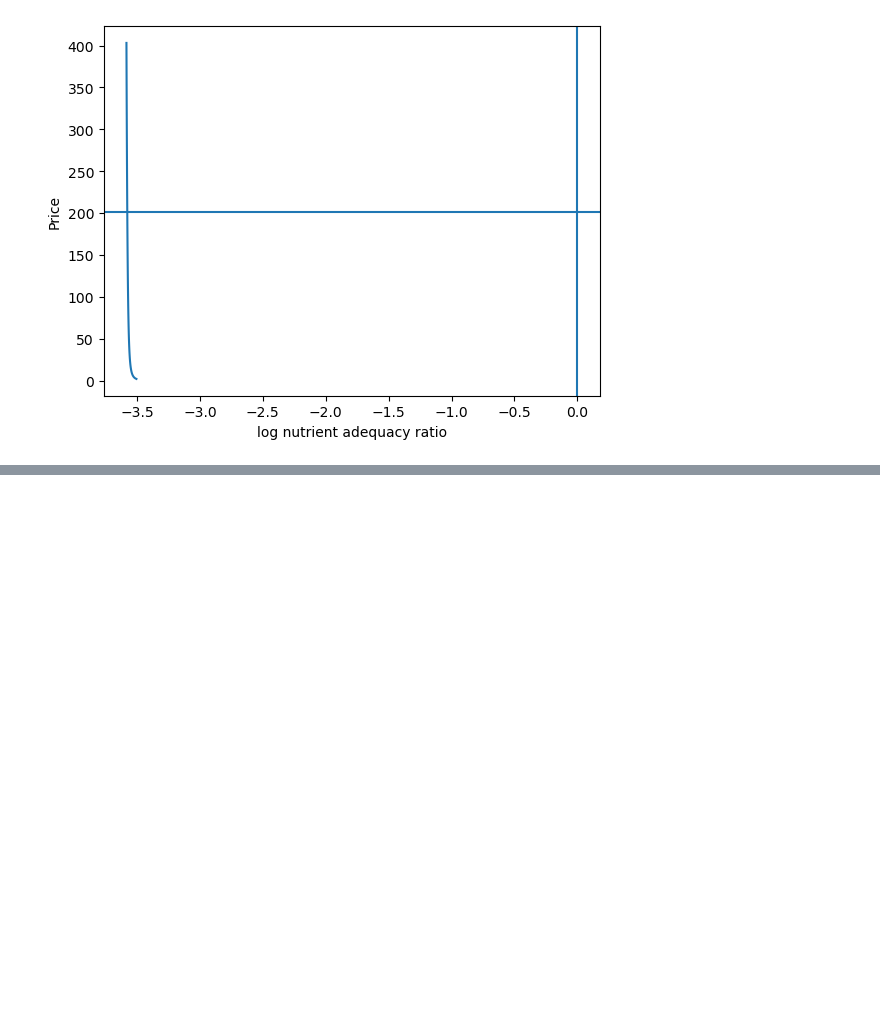
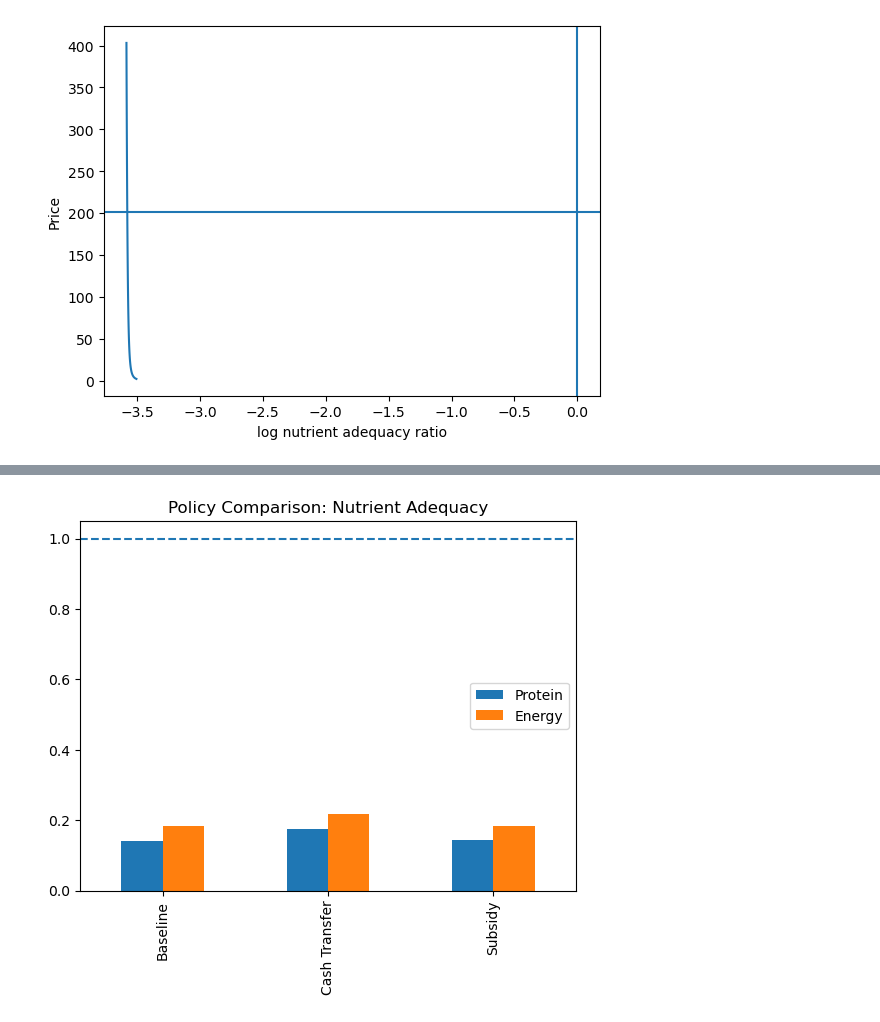
Before and after one commit to marcaina16/EEP-153---Project-4, a Jupyter notebook: notebook/Nutrition_System.ipynb, the cells around one changed output, grey strips where cells are left out. Drawn from its saved outputs; the diff is of its cells as text; code cells hidden in the pictures; blank space fills up the shorter version.

```diff
--- a/notebook/Nutrition_System.ipynb
+++ b/notebook/Nutrition_System.ipynb
@@ -399,0 +475,5 @@ Text(0.5, 0, 'log nutrient adequacy ratio')
+# %%
+new_prices = pbar.copy()
+new_prices[['Eggs','Brown beans']] *= 0.8
+
+nutrient_adequacy_ratio(xref, new_prices, dbar)
@@ -399,0 +493,17 @@ Text(0.5, 0, 'log nutrient adequacy ratio')
+# %%
+baseline = nutrient_adequacy_ratio(xref, pbar, dbar)
+cash = nutrient_adequacy_ratio(1.2*xref, pbar, dbar)
+subsidy = nutrient_adequacy_ratio(xref, new_prices, dbar)
+
+df = pd.DataFrame({
+    'Baseline': baseline[['Protein','Energy']],
+    'Cash Transfer': cash[['Protein','Energy']],
+    'Subsidy': subsidy[['Protein','Energy']]
+}).T
+
+df.plot(kind='bar')
+plt.axhline(1, linestyle='--')
+plt.title("Policy Comparison: Nutrient Adequacy")
+plt.show()
+# %% [output]
+[figure, added]
```
Also changed, not shown: parts of 16 cells of this notebook.
